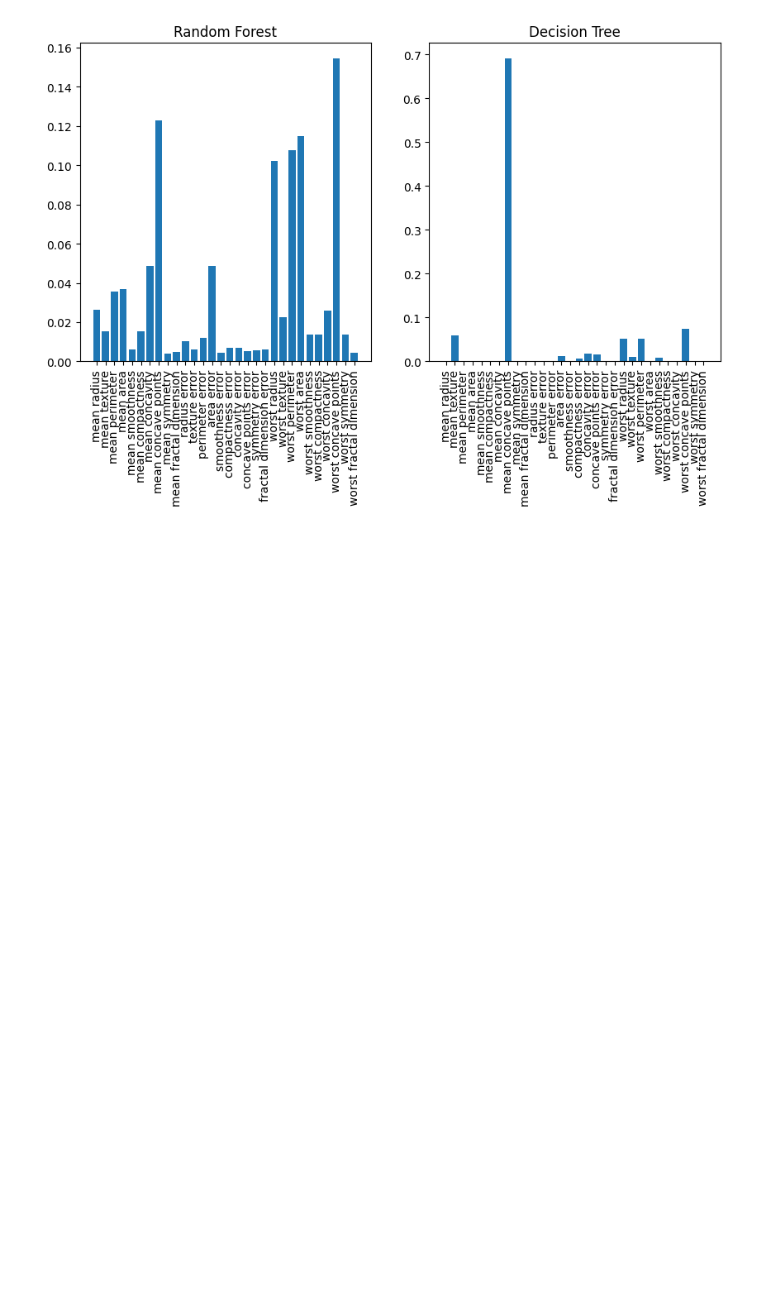
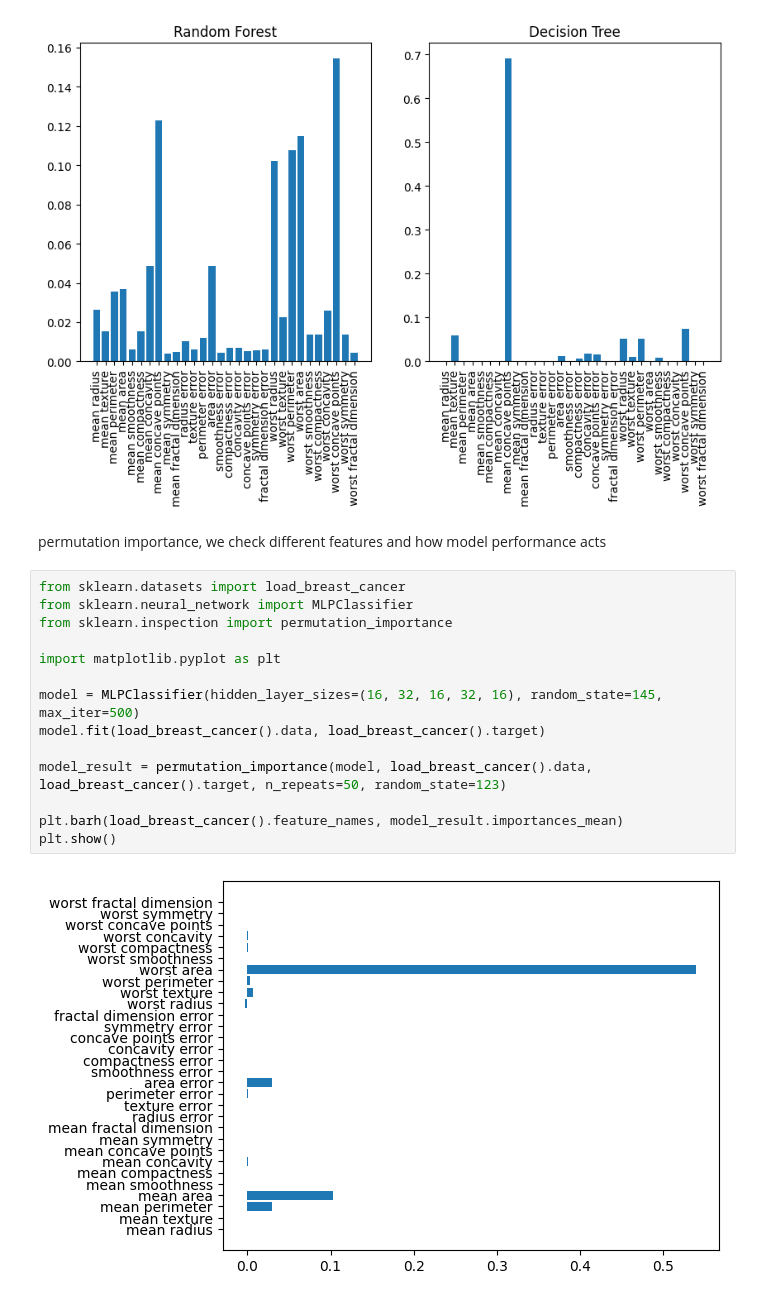
Before and after one commit to lishav123/MLS-track-notes-, a Jupyter notebook: Explainable_AI_in_Python.ipynb, the cells around one changed output. Saved outputs shown, nothing was run; the diff lists cells and outputs as text; blank space fills up the shorter version.

Commit message:
seeing permutance importance

```diff
--- a/Explainable_AI_in_Python.ipynb
+++ b/Explainable_AI_in_Python.ipynb
@@ -114,3 +114,21 @@ ax[1].tick_params(axis='x', rotation=90)
 plt.show()
 # %% [output]
 [figure]
+# %% [markdown]
+permutation importance, we check different features and how model performance acts
+# %%
+from sklearn.datasets import load_breast_cancer
+from sklearn.neural_network import MLPClassifier
+from sklearn.inspection import permutation_importance
+
+import matplotlib.pyplot as plt
+
+model = MLPClassifier(hidden_layer_sizes=(16, 32, 16, 32, 16), random_state=145, max_iter=500)
+model.fit(load_breast_cancer().data, load_breast_cancer().target)
+
+model_result = permutation_importance(model, load_breast_cancer().data, load_breast_cancer().target, n_repeats=50, random_state=123)
+
+plt.barh(load_breast_cancer().feature_names, model_result.importances_mean)
+plt.show()
+# %% [output]
+[figure, added]
```
